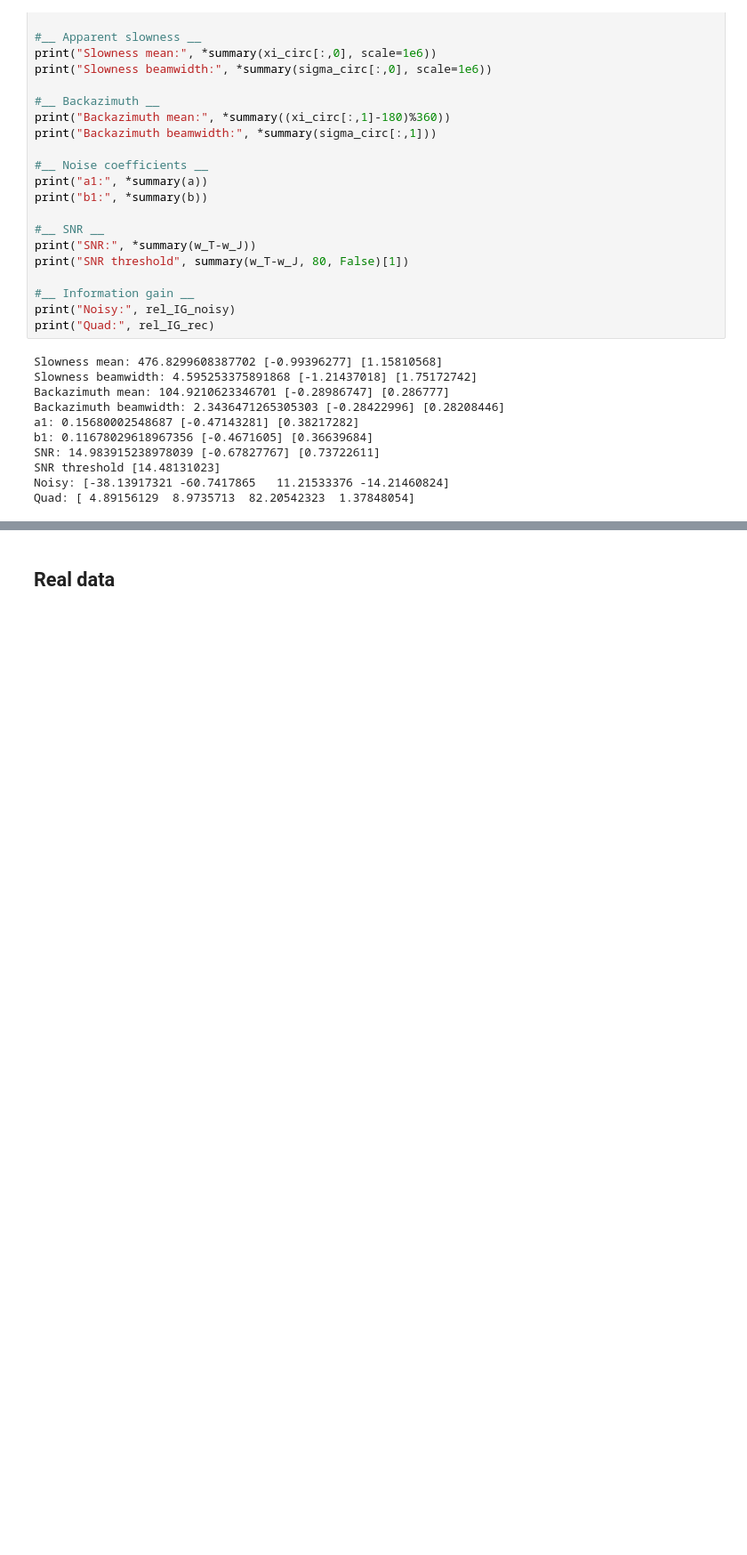
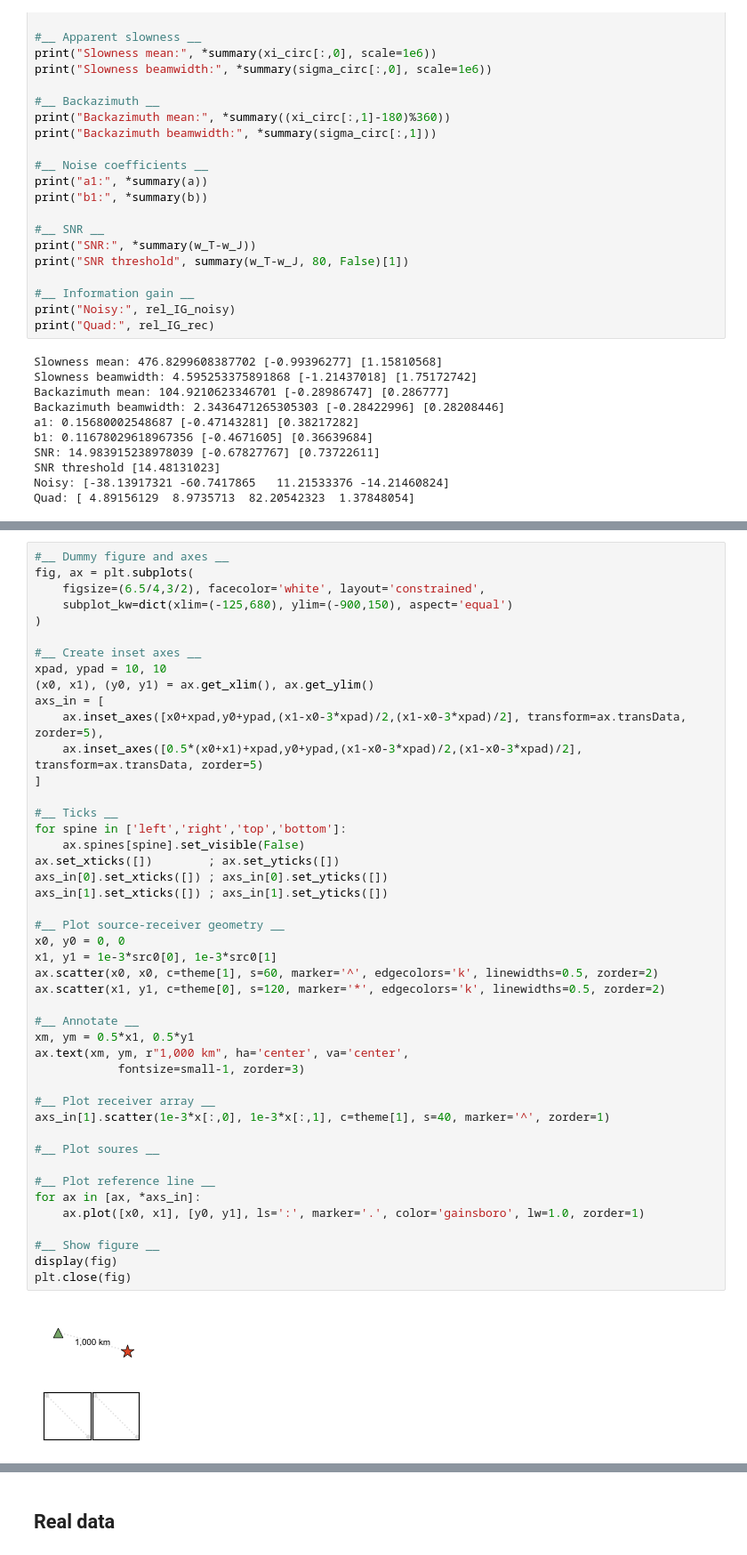
Before and after one commit to Claudia-Elijas/topophone2, a Jupyter notebook: docs/source/examples/figs_JASA-EL.ipynb, the cells around one changed output, grey strips where cells are left out. Shown at 89% size. Cells and saved outputs as stored; diff of their text form; blank space fills up the shorter version.

```diff
--- a/docs/source/examples/figs_JASA-EL.ipynb
+++ b/docs/source/examples/figs_JASA-EL.ipynb
@@ -522,3 +522,50 @@ fig.show()
 # fig.savefig('./data/figures/Figure_1.pdf', dpi=300, bbox_inches='tight')
 # %% [output]
 [figure]
+# %%
+#__ Dummy figure and axes __
+fig, ax = plt.subplots(
+    figsize=(6.5/4,3/2), facecolor='white', layout='constrained',
+    subplot_kw=dict(xlim=(-125,680), ylim=(-900,150), aspect='equal')
+)
+
+#__ Create inset axes __
+xpad, ypad = 10, 10
+(x0, x1), (y0, y1) = ax.get_xlim(), ax.get_ylim()
+axs_in = [
+    ax.inset_axes([x0+xpad,y0+ypad,(x1-x0-3*xpad)/2,(x1-x0-3*xpad)/2], transform=ax.transData, zorder=5),
+    ax.inset_axes([0.5*(x0+x1)+xpad,y0+ypad,(x1-x0-3*xpad)/2,(x1-x0-3*xpad)/2], transform=ax.transData, zorder=5)
+]
+
+#__ Ticks __
+for spine in ['left','right','top','bottom']:
+    ax.spines[spine].set_visible(False)
+ax.set_xticks([])        ; ax.set_yticks([])
+axs_in[0].set_xticks([]) ; axs_in[0].set_yticks([])
+axs_in[1].set_xticks([]) ; axs_in[1].set_yticks([])
+
+#__ Plot source-receiver geometry __
+x0, y0 = 0, 0
+x1, y1 = 1e-3*src0[0], 1e-3*src0[1]
+ax.scatter(x0, x0, c=theme[1], s=60, marker='^', edgecolors='k', linewidths=0.5, zorder=2)
+ax.scatter(x1, y1, c=theme[0], s=120, marker='*', edgecolors='k', linewidths=0.5, zorder=2)
+
+#__ Annotate __
+xm, ym = 0.5*x1, 0.5*y1
+ax.text(xm, ym, r"1,000 km", ha='center', va='center',
+            fontsize=small-1, zorder=3)
+
+#__ Plot receiver array __
+axs_in[1].scatter(1e-3*x[:,0], 1e-3*x[:,1], c=theme[1], s=40, marker='^', zorder=1)
+
+#__ Plot soures __
+
+#__ Plot reference line __
+for ax in [ax, *axs_in]:
+    ax.plot([x0, x1], [y0, y1], ls=':', marker='.', color='gainsboro', lw=1.0, zorder=1)
+
+#__ Show figure __
+display(fig)
+plt.close(fig)
+# %% [output]
+[figure, added]
```
Also changed, not shown: parts of 4 cells of this notebook.
